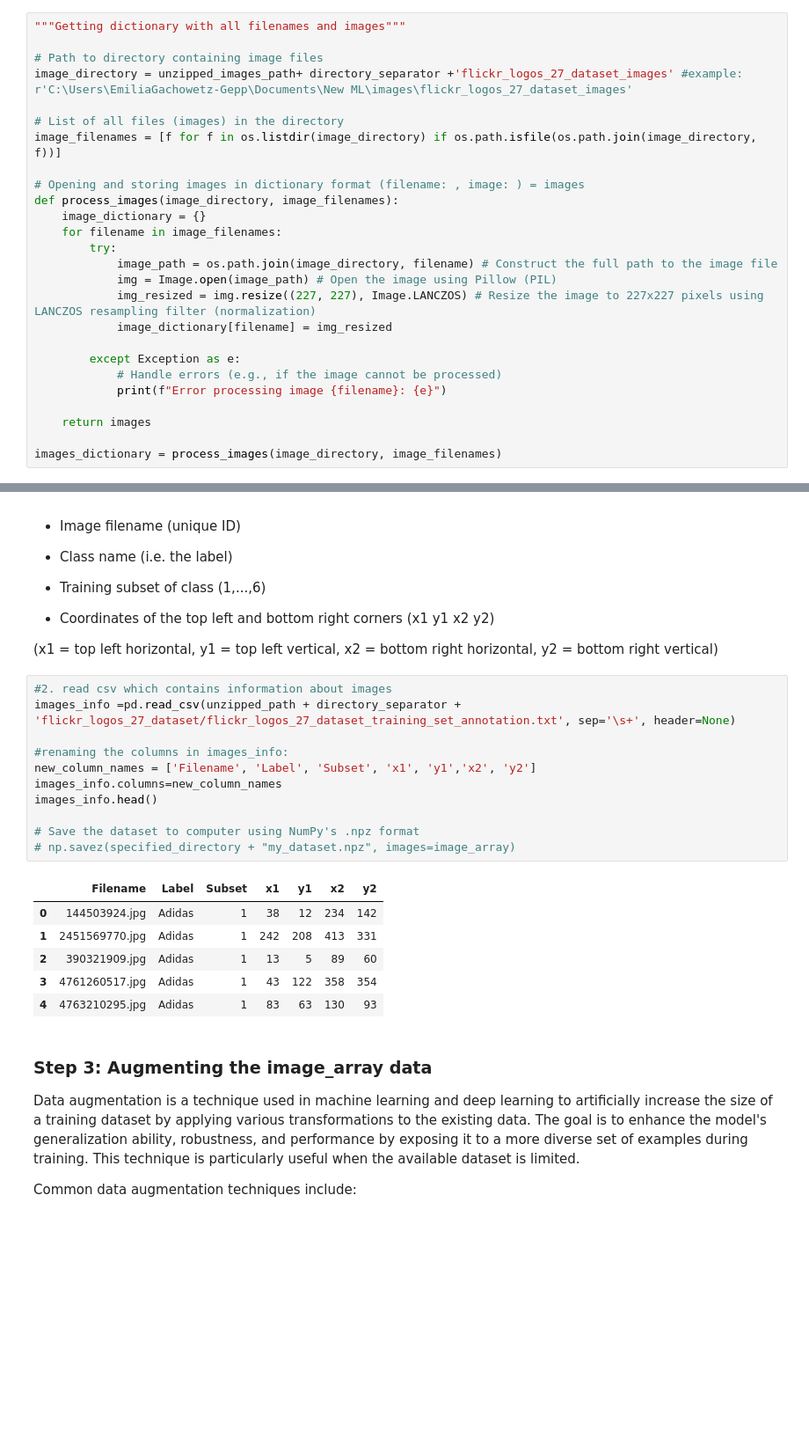
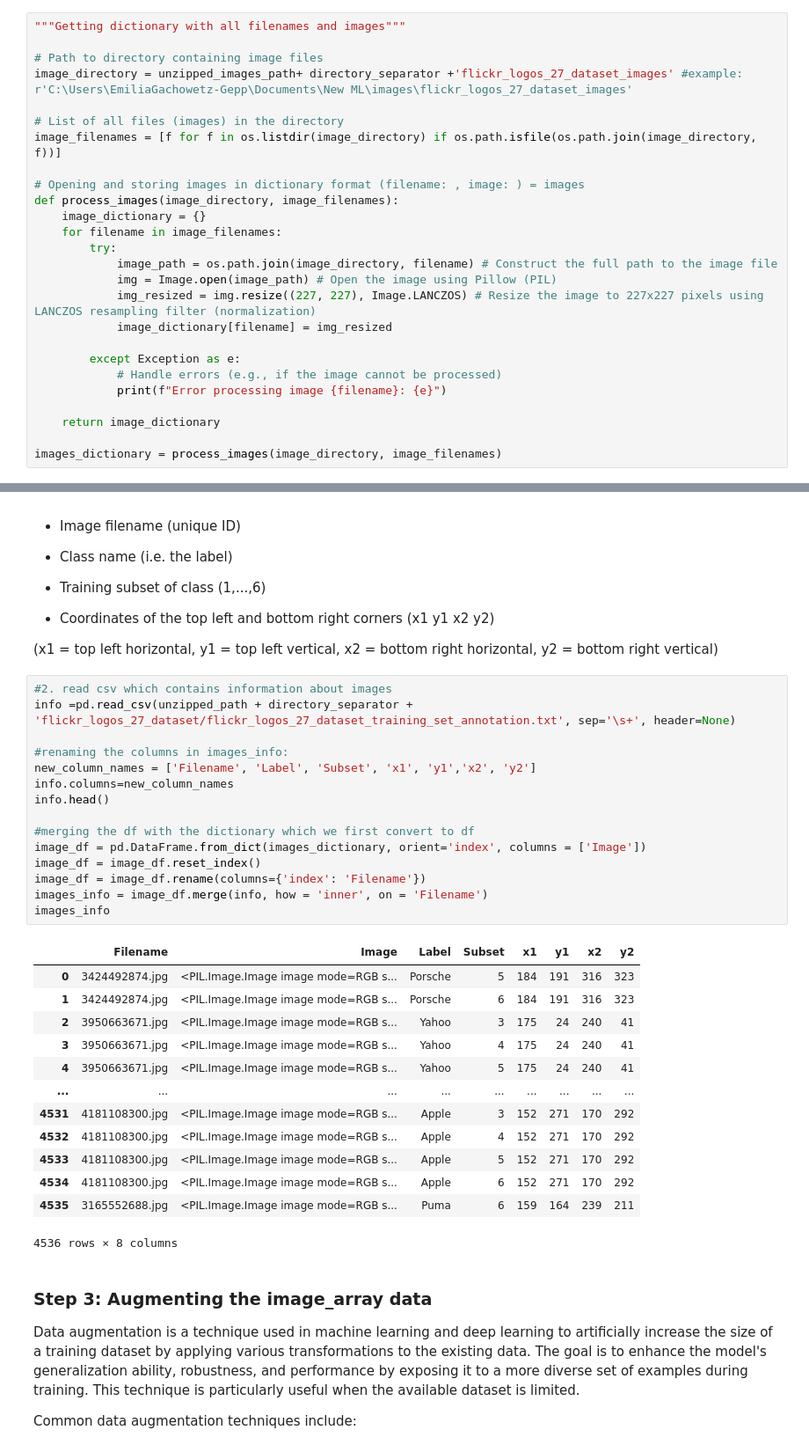
Before and after one commit to veronicalarssn/ML_Project, a Jupyter notebook: Start.ipynb, the cells around one changed output, grey strips where cells are left out. Shown: that part at 88% size. Drawn from its saved outputs; the diff is of its cells as text; blank space fills up the shorter version.

```diff
--- a/Start.ipynb
+++ b/Start.ipynb
@@ -91,7 +91,7 @@ def process_images(image_directory, image_filenames):
             # Handle errors (e.g., if the image cannot be processed)
             print(f"Error processing image {filename}: {e}")
 
-    return images
+    return image_dictionary
 
 images_dictionary = process_images(image_directory, image_filenames)
 # %%
@@ -120,22 +120,33 @@ The data frame is built like this:
 (x1 = top left horizontal, y1 = top left vertical, x2 = bottom right horizontal, y2 = bottom right vertical)
 # %%
 #2. read csv which contains information about images
-images_info =pd.read_csv(unzipped_path + directory_separator + 'flickr_logos_27_dataset/flickr_logos_27_dataset_training_set_annotation.txt', sep='\s+', header=None)
+info =pd.read_csv(unzipped_path + directory_separator + 'flickr_logos_27_dataset/flickr_logos_27_dataset_training_set_annotation.txt', sep='\s+', header=None)
 
 #renaming the columns in images_info:
 new_column_names = ['Filename', 'Label', 'Subset', 'x1', 'y1','x2', 'y2']
-images_info.columns=new_column_names
-images_info.head()
+info.columns=new_column_names
+info.head()
 
-# Save the dataset to computer using NumPy's .npz format
-# np.savez(specified_directory + "my_dataset.npz", images=image_array)
+#merging the df with the dictionary which we first convert to df
+image_df = pd.DataFrame.from_dict(images_dictionary, orient='index', columns = ['Image'])
+image_df = image_df.reset_index()
+image_df = image_df.rename(columns={'index': 'Filename'})
+images_info = image_df.merge(info, how = 'inner', on = 'Filename')
+images_info
 # %% [output]
-|  | Filename | Label | Subset | x1 | y1 | x2 | y2 |
-| 0 | 144503924.jpg | Adidas | 1 | 38 | 12 | 234 | 142 |
-| 1 | 2451569770.jpg | Adidas | 1 | 242 | 208 | 413 | 331 |
-| 2 | 390321909.jpg | Adidas | 1 | 13 | 5 | 89 | 60 |
-| 3 | 4761260517.jpg | Adidas | 1 | 43 | 122 | 358 | 354 |
-| 4 | 4763210295.jpg | Adidas | 1 | 83 | 63 | 130 | 93 |
+|  | Filename | Image | Label | Subset | x1 | y1 | x2 | y2 |
+| 0 | 3424492874.jpg | <PIL.Image.Image image mode=RGB s... | Porsche | 5 | 184 | 191 | 316 | 323 |
+| 1 | 3424492874.jpg | <PIL.Image.Image image mode=RGB s... | Porsche | 6 | 184 | 191 | 316 | 323 |
+| 2 | 3950663671.jpg | <PIL.Image.Image image mode=RGB s... | Yahoo | 3 | 175 | 24 | 240 | 41 |
+| 3 | 3950663671.jpg | <PIL.Image.Image image mode=RGB s... | Yahoo | 4 | 175 | 24 | 240 | 41 |
+| 4 | 3950663671.jpg | <PIL.Image.Image image mode=RGB s... | Yahoo | 5 | 175 | 24 | 240 | 41 |
+| ... | ... | ... | ... | ... | ... | ... | ... | ... |
+| 4531 | 4181108300.jpg | <PIL.Image.Image image mode=RGB s... | Apple | 3 | 152 | 271 | 170 | 292 |
+| 4532 | 4181108300.jpg | <PIL.Image.Image image mode=RGB s... | Apple | 4 | 152 | 271 | 170 | 292 |
+| 4533 | 4181108300.jpg | <PIL.Image.Image image mode=RGB s... | Apple | 5 | 152 | 271 | 170 | 292 |
+| 4534 | 4181108300.jpg | <PIL.Image.Image image mode=RGB s... | Apple | 6 | 152 | 271 | 170 | 292 |
+| 4535 | 3165552688.jpg | <PIL.Image.Image image mode=RGB s... | Puma | 6 | 159 | 164 | 239 | 211 |
+4536 rows × 8 columns
 # %% [markdown]
 ### Step 3: Augmenting the image_array data
 
```
Also changed, not shown: parts of 7 cells of this notebook, 2 other files.
